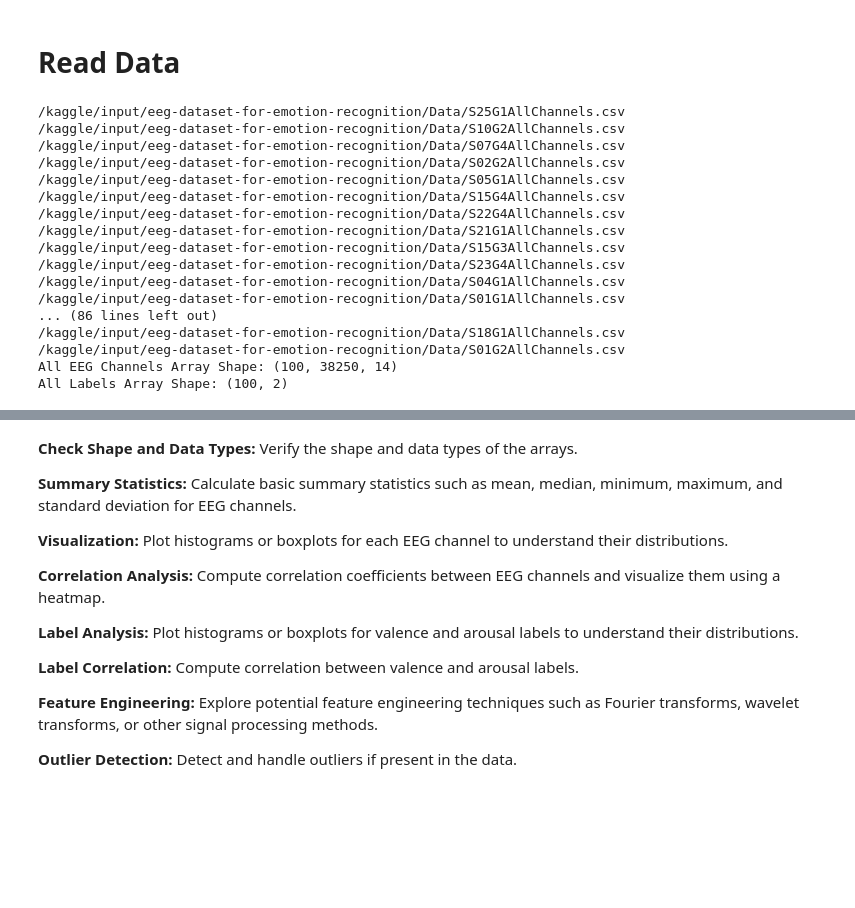
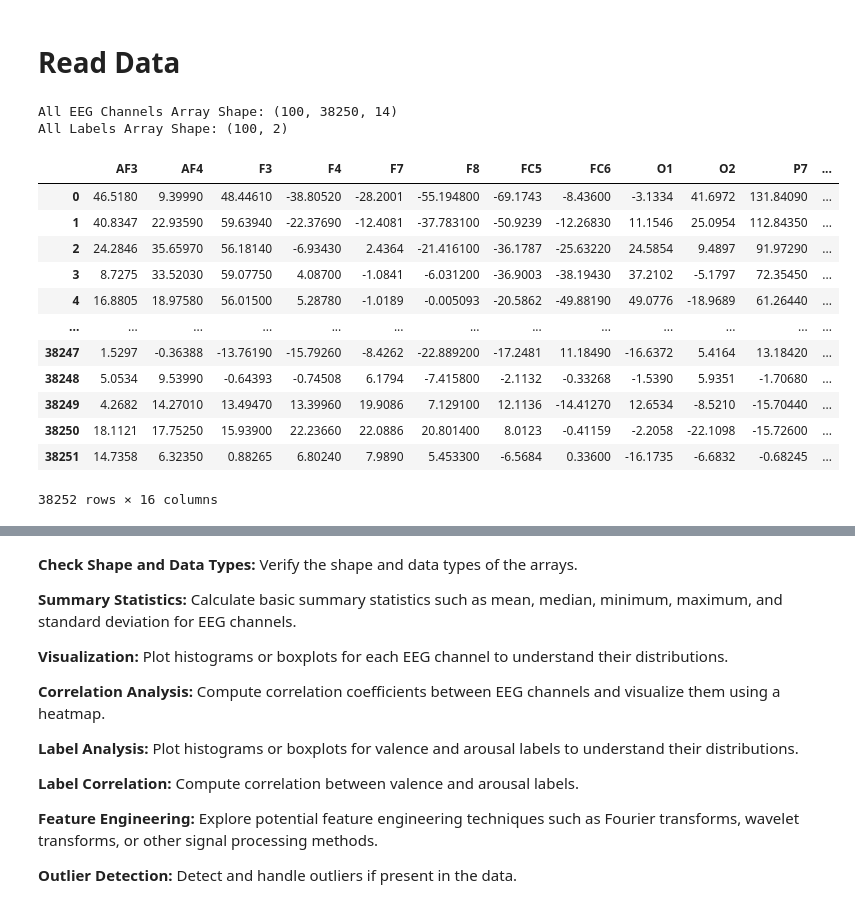
Before and after one commit to Linthevanrooij/FAIP, a Jupyter notebook: Final_project/Image-generator/Multi_class_emotion.ipynb, the cells around one changed output, grey strips where cells are left out. Cells and saved outputs as stored; diff of their text form; code cells hidden in the pictures; blank space fills up the shorter version.

```diff
--- a/Final_project/Image-generator/Multi_class_emotion.ipynb
+++ b/Final_project/Image-generator/Multi_class_emotion.ipynb
@@ -101,7 +101,7 @@ all_labels = []
 for filename in os.listdir(directory):
     if filename.endswith(".csv"):
         file_path = os.path.join(directory, filename)
-        print(file_path)
+        # print(file_path)
         # Read the CSV file
         data = pd.read_csv(file_path)
 
@@ -123,23 +123,24 @@ all_labels_array = np.array(all_labels)
 print("All EEG Channels Array Shape:", all_eeg_channels_array.shape)
 print("All Labels Array Shape:", all_labels_array.shape)
 # %% [output]
-/kaggle/input/eeg-dataset-for-emotion-recognition/Data/S25G1AllChannels.csv
-/kaggle/input/eeg-dataset-for-emotion-recognition/Data/S10G2AllChannels.csv
-/kaggle/input/eeg-dataset-for-emotion-recognition/Data/S07G4AllChannels.csv
-/kaggle/input/eeg-dataset-for-emotion-recognition/Data/S02G2AllChannels.csv
-/kaggle/input/eeg-dataset-for-emotion-recognition/Data/S05G1AllChannels.csv
-/kaggle/input/eeg-dataset-for-emotion-recognition/Data/S15G4AllChannels.csv
-/kaggle/input/eeg-dataset-for-emotion-recognition/Data/S22G4AllChannels.csv
-/kaggle/input/eeg-dataset-for-emotion-recognition/Data/S21G1AllChannels.csv
-/kaggle/input/eeg-dataset-for-emotion-recognition/Data/S15G3AllChannels.csv
-/kaggle/input/eeg-dataset-for-emotion-recognition/Data/S23G4AllChannels.csv
-/kaggle/input/eeg-dataset-for-emotion-recognition/Data/S04G1AllChannels.csv
-/kaggle/input/eeg-dataset-for-emotion-recognition/Data/S01G1AllChannels.csv
-... (86 lines left out)
-/kaggle/input/eeg-dataset-for-emotion-recognition/Data/S18G1AllChannels.csv
-/kaggle/input/eeg-dataset-for-emotion-recognition/Data/S01G2AllChannels.csv
 All EEG Channels Array Shape: (100, 38250, 14)
 All Labels Array Shape: (100, 2)
+# %%
+data
+# %% [output]
+|  | AF3 | AF4 | F3 | F4 | F7 | F8 | FC5 | FC6 | O1 | O2 | P7 | ... |
+| 0 | 46.5180 | 9.39990 | 48.44610 | -38.80520 | -28.2001 | -55.194800 | -69.1743 | -8.43600 | -3.1334 | 41.6972 | 131.84090 | ... |
+| 1 | 40.8347 | 22.93590 | 59.63940 | -22.37690 | -12.4081 | -37.783100 | -50.9239 | -12.26830 | 11.1546 | 25.0954 | 112.84350 | ... |
+| 2 | 24.2846 | 35.65970 | 56.18140 | -6.93430 | 2.4364 | -21.416100 | -36.1787 | -25.63220 | 24.5854 | 9.4897 | 91.97290 | ... |
+| 3 | 8.7275 | 33.52030 | 59.07750 | 4.08700 | -1.0841 | -6.031200 | -36.9003 | -38.19430 | 37.2102 | -5.1797 | 72.35450 | ... |
+| 4 | 16.8805 | 18.97580 | 56.01500 | 5.28780 | -1.0189 | -0.005093 | -20.5862 | -49.88190 | 49.0776 | -18.9689 | 61.26440 | ... |
+| ... | ... | ... | ... | ... | ... | ... | ... | ... | ... | ... | ... | ... |
+| 38247 | 1.5297 | -0.36388 | -13.76190 | -15.79260 | -8.4262 | -22.889200 | -17.2481 | 11.18490 | -16.6372 | 5.4164 | 13.18420 | ... |
+| 38248 | 5.0534 | 9.53990 | -0.64393 | -0.74508 | 6.1794 | -7.415800 | -2.1132 | -0.33268 | -1.5390 | 5.9351 | -1.70680 | ... |
+| 38249 | 4.2682 | 14.27010 | 13.49470 | 13.39960 | 19.9086 | 7.129100 | 12.1136 | -14.41270 | 12.6534 | -8.5210 | -15.70440 | ... |
+| 38250 | 18.1121 | 17.75250 | 15.93900 | 22.23660 | 22.0886 | 20.801400 | 8.0123 | -0.41159 | -2.2058 | -22.1098 | -15.72600 | ... |
+| 38251 | 14.7358 | 6.32350 | 0.88265 | 6.80240 | 7.9890 | 5.453300 | -6.5684 | 0.33600 | -16.1735 | -6.6832 | -0.68245 | ... |
+38252 rows × 16 columns
 # %%
 def map_labels(valence, arousal):
     if valence <= 2.5 and arousal <= 2.5:
```
Also changed, not shown: parts of 28 cells of this notebook.
